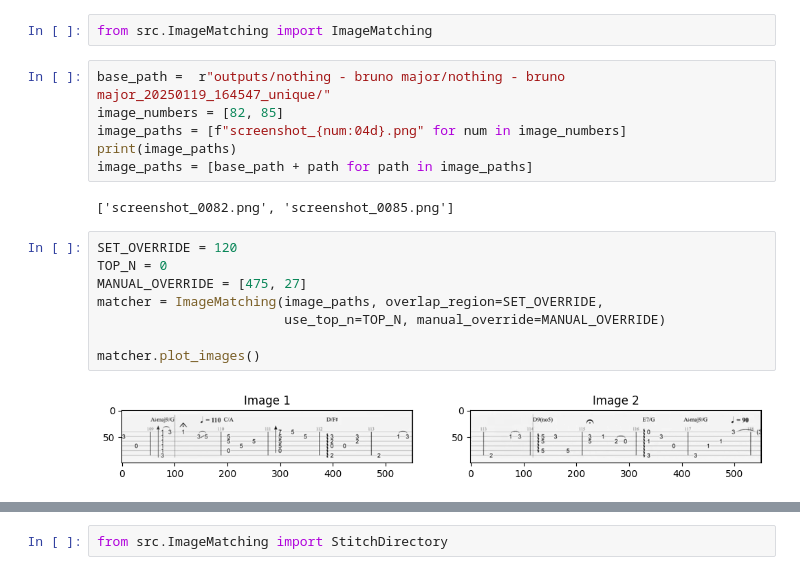
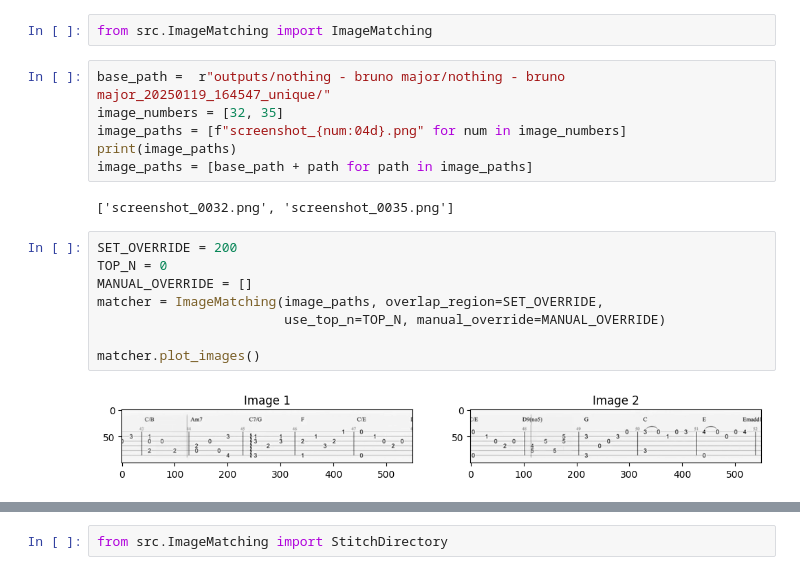
Before and after one commit to h4ppyturt1e/youtubeScreenshotTool, a Jupyter notebook: ImageMatchingExample.ipynb, the cells around one changed output, grey strips where cells are left out. Drawn from its saved outputs; the diff is of its cells as text.

```diff
--- a/ImageMatchingExample.ipynb
+++ b/ImageMatchingExample.ipynb
@@ -4,22 +4,22 @@
 from src.ImageMatching import ImageMatching
 # %%
 base_path =  r"outputs/nothing - bruno major/nothing - bruno major_20250119_164547_unique/"
-image_numbers = [82, 85]
+image_numbers = [32, 35]
 image_paths = [f"screenshot_{num:04d}.png" for num in image_numbers]
 print(image_paths)
 image_paths = [base_path + path for path in image_paths]
 # %% [output]
-['screenshot_0082.png', 'screenshot_0085.png']
+['screenshot_0032.png', 'screenshot_0035.png']
 # %%
-SET_OVERRIDE = 120
+SET_OVERRIDE = 200
 TOP_N = 0
-MANUAL_OVERRIDE = [475, 27]
+MANUAL_OVERRIDE = []
 matcher = ImageMatching(image_paths, overlap_region=SET_OVERRIDE,
                         use_top_n=TOP_N, manual_override=MANUAL_OVERRIDE)
 
 matcher.plot_images()
 # %% [output]
-[figure, old version]
+[figure, new version]
 # %%
 matcher.plot_feature_matching(do_print=False)
 # %% [output]
```
Also changed, not shown: parts of 3 cells of this notebook, 2 other files.
